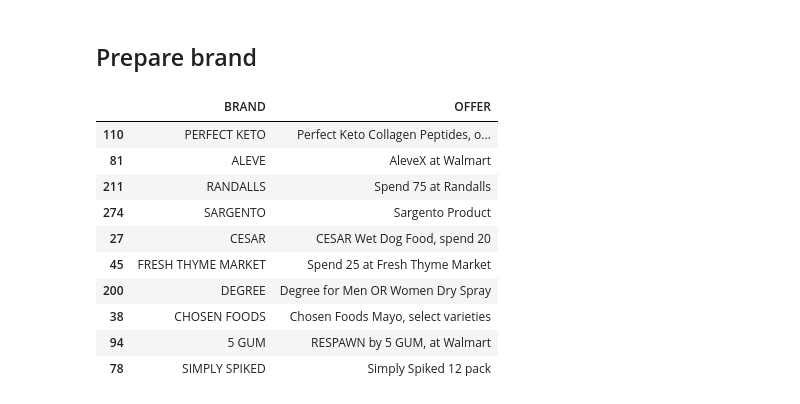
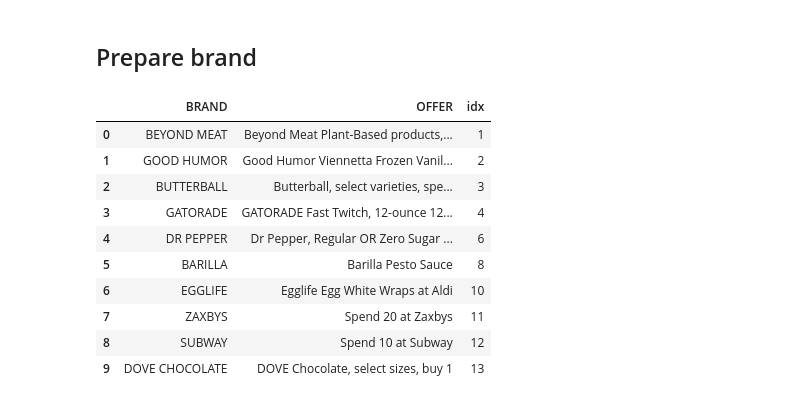
Before and after one commit to hjiangAnthony/retailer_nlp_challenger, a Jupyter notebook: 01-Train data cleanup.ipynb, the cells around one changed output. Saved outputs shown, nothing was run; the diff lists cells and outputs as text; code cells hidden in the pictures.

```diff
--- a/01-Train data cleanup.ipynb
+++ b/01-Train data cleanup.ipynb
@@ -274,16 +318,16 @@ brand_cleaned.to_csv('brand_offer_cleaned.csv', index=False)
 # %%
 # read csv
 brand_cleaned = pd.read_csv('brand_offer_cleaned.csv')
-brand_cleaned.sample(10)
+brand_cleaned.head(10)
 # %% [output]
-|  | BRAND | OFFER |
-| 110 | PERFECT KETO | Perfect Keto Collagen Peptides, o... |
-| 81 | ALEVE | AleveX at Walmart |
-| 211 | RANDALLS | Spend 75 at Randalls |
-| 274 | SARGENTO | Sargento Product |
-| 27 | CESAR | CESAR Wet Dog Food, spend 20 |
-| 45 | FRESH THYME MARKET | Spend 25 at Fresh Thyme Market |
-| 200 | DEGREE | Degree for Men OR Women Dry Spray |
-| 38 | CHOSEN FOODS | Chosen Foods Mayo, select varieties |
-| 94 | 5 GUM | RESPAWN by 5 GUM, at Walmart |
-| 78 | SIMPLY SPIKED | Simply Spiked 12 pack |
+|  | BRAND | OFFER | idx |
+| 0 | BEYOND MEAT | Beyond Meat Plant-Based products,... | 1 |
+| 1 | GOOD HUMOR | Good Humor Viennetta Frozen Vanil... | 2 |
+| 2 | BUTTERBALL | Butterball, select varieties, spe... | 3 |
+| 3 | GATORADE | GATORADE Fast Twitch, 12-ounce 12... | 4 |
+| 4 | DR PEPPER | Dr Pepper, Regular OR Zero Sugar ... | 6 |
+| 5 | BARILLA | Barilla Pesto Sauce | 8 |
+| 6 | EGGLIFE | Egglife Egg White Wraps at Aldi | 10 |
+| 7 | ZAXBYS | Spend 20 at Zaxbys | 11 |
+| 8 | SUBWAY | Spend 10 at Subway | 12 |
+| 9 | DOVE CHOCOLATE | DOVE Chocolate, select sizes, buy 1 | 13 |
```
Also changed, not shown: parts of 11 cells of this notebook, 31 other files.
